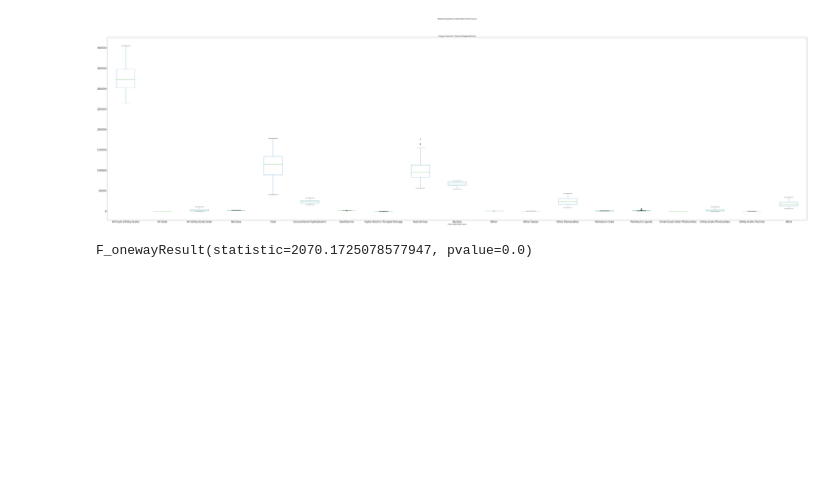
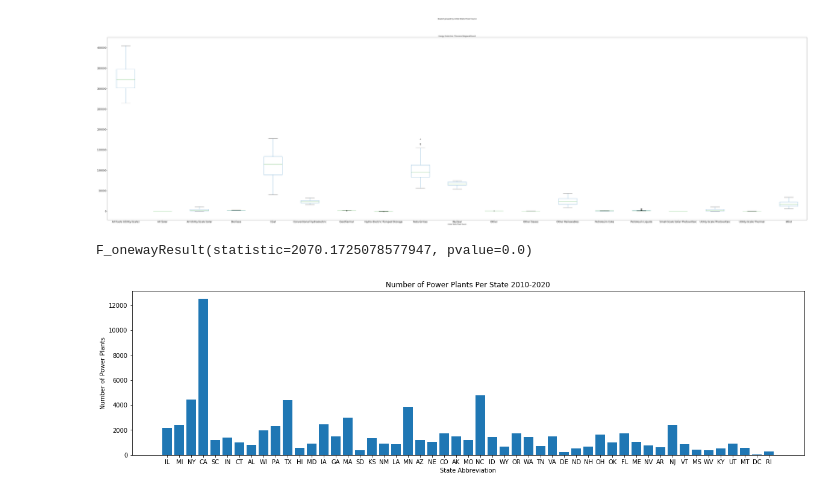
Before and after one commit to DylanRCastillo/CA-US-Emissions-and-Energy-Production, a Jupyter notebook: project_analysis_notebook.ipynb, the cells around one changed output. Drawn from its saved outputs; the diff is of its cells as text; code cells hidden in the pictures; blank space fills up the shorter version.

```diff
--- a/project_analysis_notebook.ipynb
+++ b/project_analysis_notebook.ipynb
@@ -384,3 +385,30 @@ group19_dylan = extract(power_source_names_dylan[18])
 stats.f_oneway(group2_dylan, group3_dylan, group4_dylan, group5_dylan, group6_dylan, group7_dylan, group8_dylan, group9_dylan, group10_dylan, group11_dylan, group12_dylan, group13_dylan, group14_dylan, group15_dylan, group16_dylan, group17_dylan, group18_dylan, group19_dylan)
 # %% [output]
 F_onewayResult(statistic=2070.1725078577947, pvalue=0.0)
+# %%
+# Boris's Analysis
+# read in created Csv's
+data_b = pd.read_csv('Resources/MergedYearlyData.csv')
+yearly_df = pd.read_csv('Resources/YearlyBreakdown.csv')
+
+
+yearly_gp = yearly_df.groupby(['State','Year']).count()
+yearly_gp = yearly_gp.rename(columns = {'Plant Name':'Number of Plants'})
+
+total_plants_US = yearly_gp['Number of Plants'].sum()
+states = yearly_df['State'].unique()
+
+num_plants = []
+for st in states:
+    num_plants.append(yearly_gp['Number of Plants'].loc[st].sum())
+
+# Construct Plot
+plt.figure(figsize=(20,5))
+plt.bar(states,num_plants)
+plt.title('Number of Power Plants Per State 2010-2020')
+plt.xlabel("State Abbreviation")
+plt.ylabel('Number of Power Plants')
+plt.savefig('Images/Number_of_PowerPlants_per_State.png')
+plt.show()
+# %% [output]
+[figure, added]
```
Also changed, not shown: parts of 8 cells of this notebook, 22 other files.
